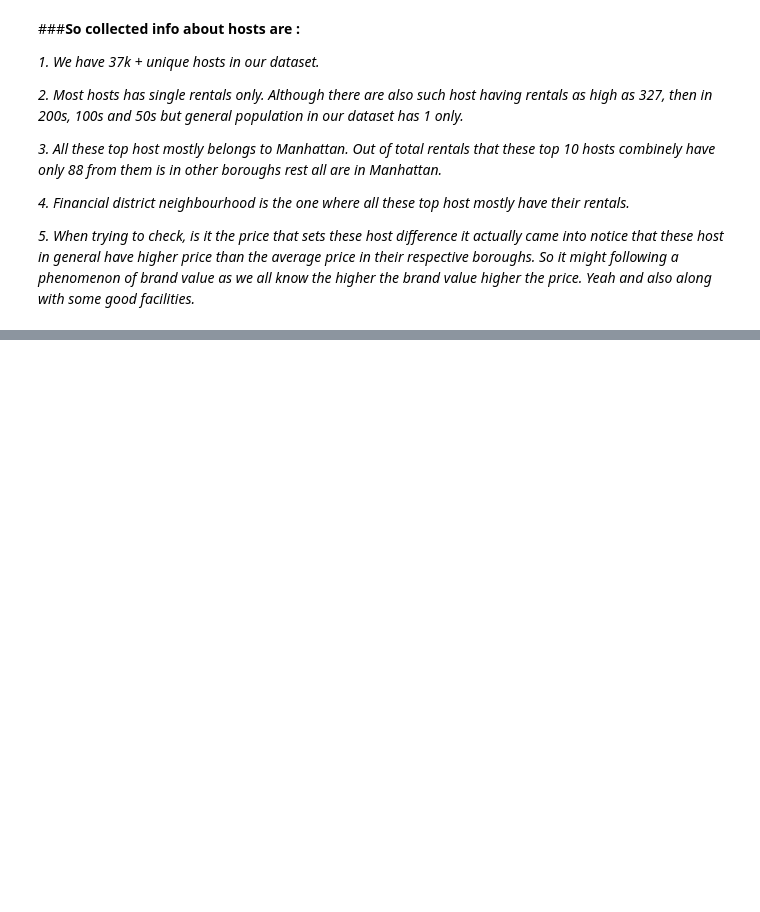
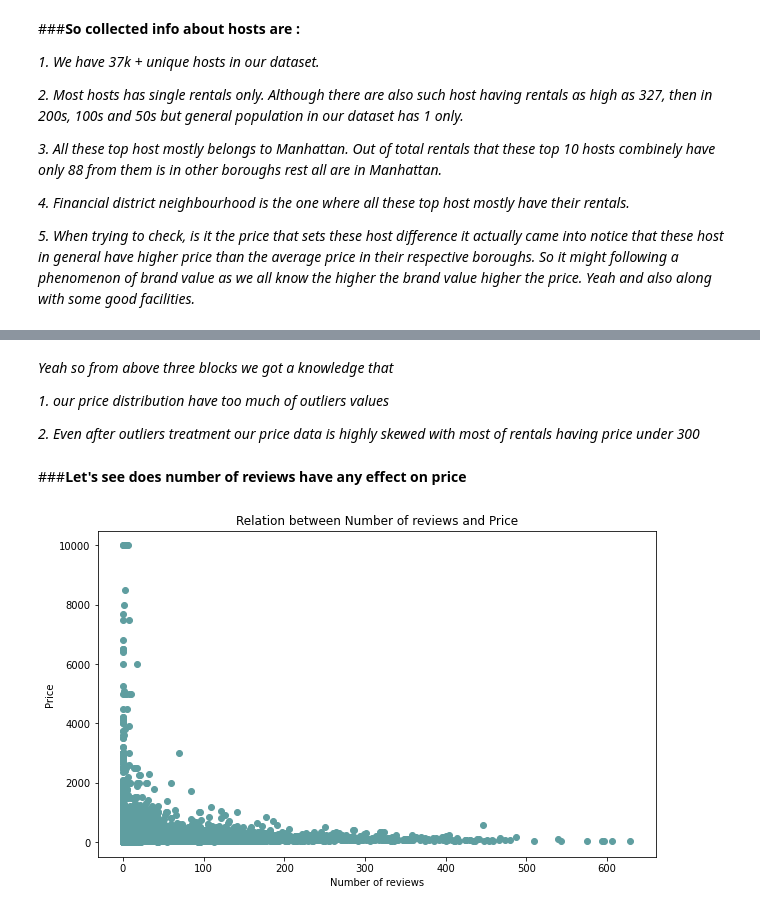
Before and after one commit to gupta4327/AirbnbNYC_2019_Analysis-1, a Jupyter notebook: Airbnb_Bookings_Analysis.ipynb, the cells around one changed output, grey strips where cells are left out. Drawn from its saved outputs; the diff is of its cells as text; code cells hidden in the pictures; blank space fills up the shorter version.

```diff
--- a/Airbnb_Bookings_Analysis.ipynb
+++ b/Airbnb_Bookings_Analysis.ipynb
@@ -994,0 +1051,20 @@ for i,price in enumerate(list(avgprice['price'])):
+# %% [markdown]
+*Yeah so from above three blocks we got a knowledge that*
+
+*1. our price distribution have too much of outliers values*
+
+*2. Even after outliers treatment our price data is highly skewed with most of rentals having price under 300*
+# %% [markdown]
+###**Let's see does number of reviews have any effect on price**
+# %%
+#---------------------Block 50----------------------------
+
+#scatter plot between number of reviews and Price
+plt.figure(figsize=(10,6))
+plt.scatter(airbnbNY_data['number_of_reviews'], airbnbNY_data['price'],color='cadetblue')
+plt.title('Relation between Number of reviews and Price')
+plt.xlabel('Number of reviews')
+plt.ylabel('Price')
+plt.show()
+# %% [output]
+[figure, added]
```
Also changed, not shown: parts of 49 cells of this notebook.
